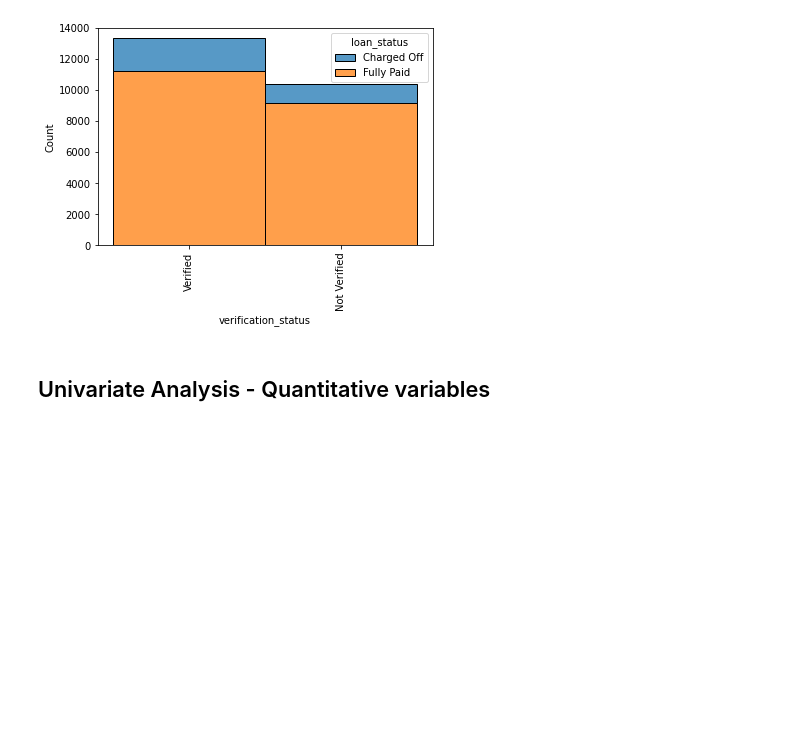
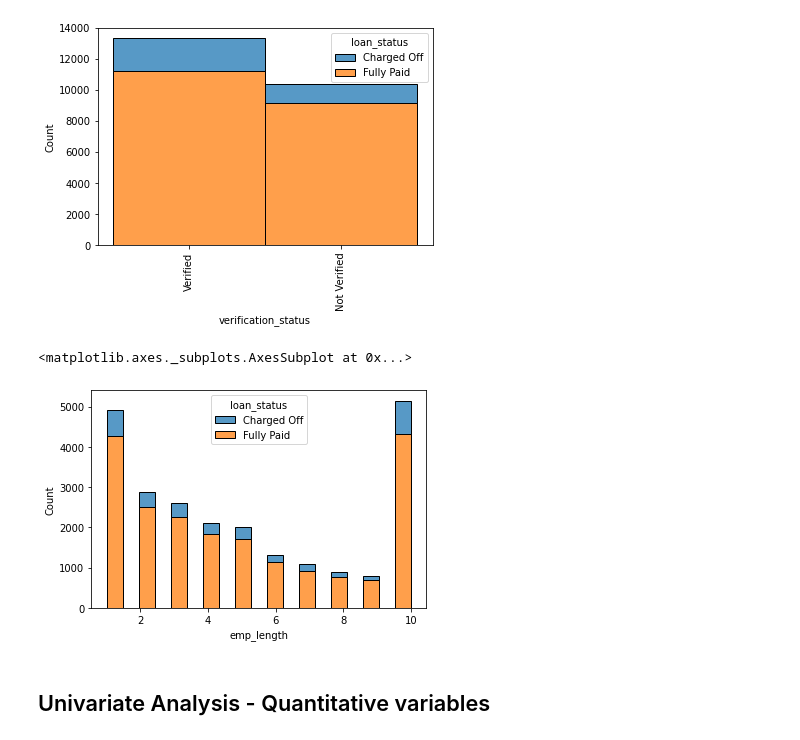
Before and after one commit to hargurjeet/Lending-Club-CaseStudy, a Jupyter notebook: Lending_Club_Case_Study.ipynb, the cells around one changed output. Saved outputs shown, nothing was run; the diff lists cells and outputs as text; code cells hidden in the pictures; blank space fills up the shorter version.

```diff
--- a/Lending_Club_Case_Study.ipynb
+++ b/Lending_Club_Case_Study.ipynb
@@ -557,6 +557,11 @@ plt.xticks(rotation=90)
 plt.show()
 # %% [output]
 [figure]
+# %%
+sns.histplot(x=df4.emp_length, hue=df4.loan_status, multiple="stack")
+# %% [output]
+<matplotlib.axes._subplots.AxesSubplot at 0x...>
+[figure, added]
 # %% [markdown]
 ## Univariate Analysis - Quantitative variables
 # %%
```
Also changed, not shown: parts of 6 cells of this notebook.
